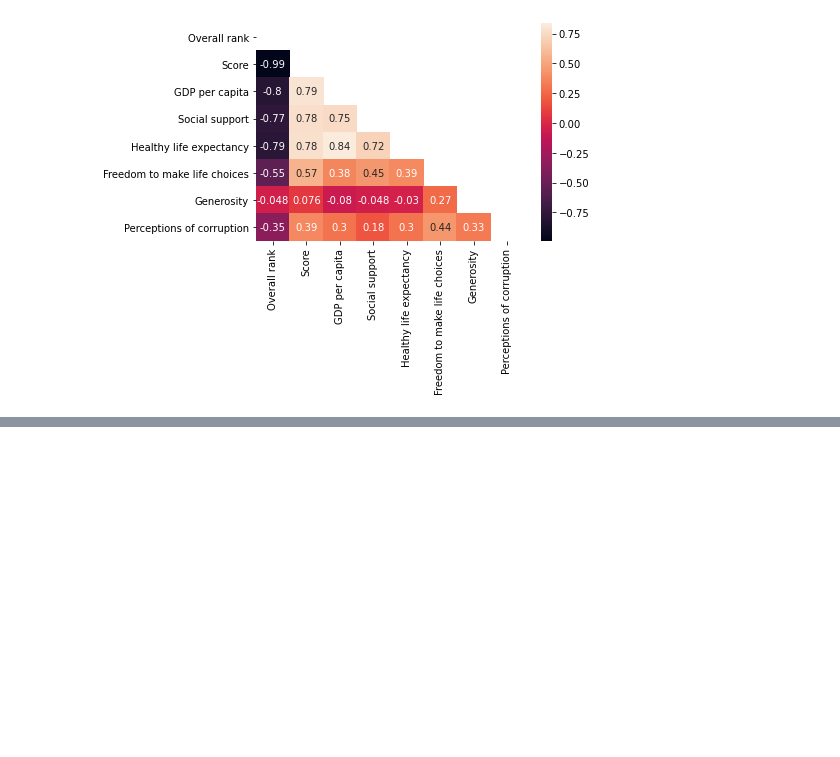
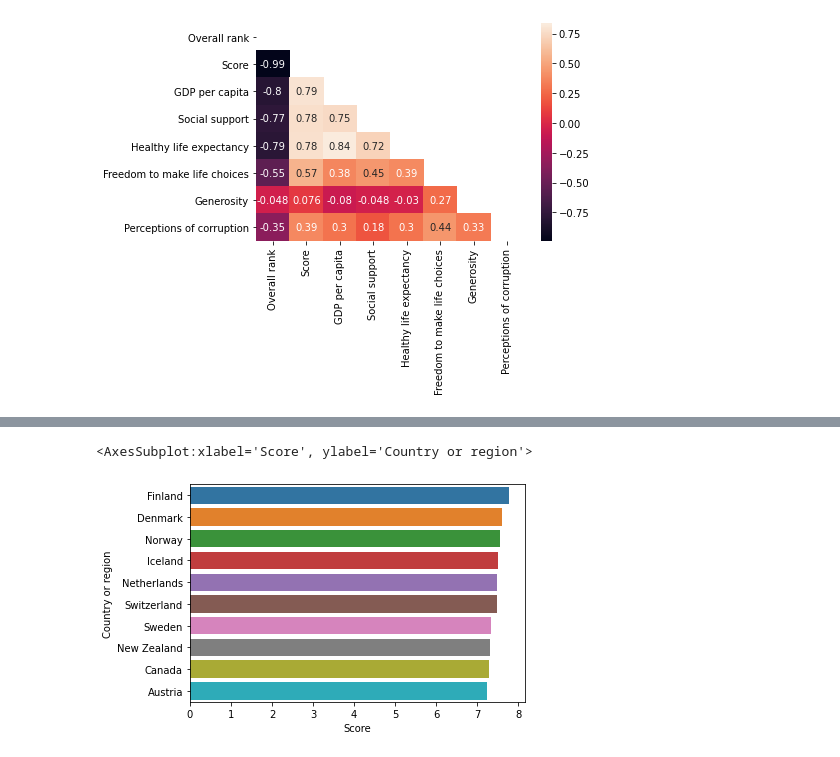
Before and after one commit to bourydamien/Projet_bonheur, a Jupyter notebook: Rapport_bonheur.ipynb, the cells around one changed output, grey strips where cells are left out. Cells and saved outputs as stored; diff of their text form; code cells hidden in the pictures; blank space fills up the shorter version.

Commit message:
modif avec barplot

```diff
--- a/Rapport_bonheur.ipynb
+++ b/Rapport_bonheur.ipynb
@@ -69,0 +71,5 @@ plt.show()
+# %%
+sns.barplot(x=df['Score'].head(10), y =df['Country or region'].head(10))
+# %% [output]
+<AxesSubplot:xlabel='Score', ylabel='Country or region'>
+[figure, added]
```
Also changed, not shown: parts of 13 cells of this notebook.
